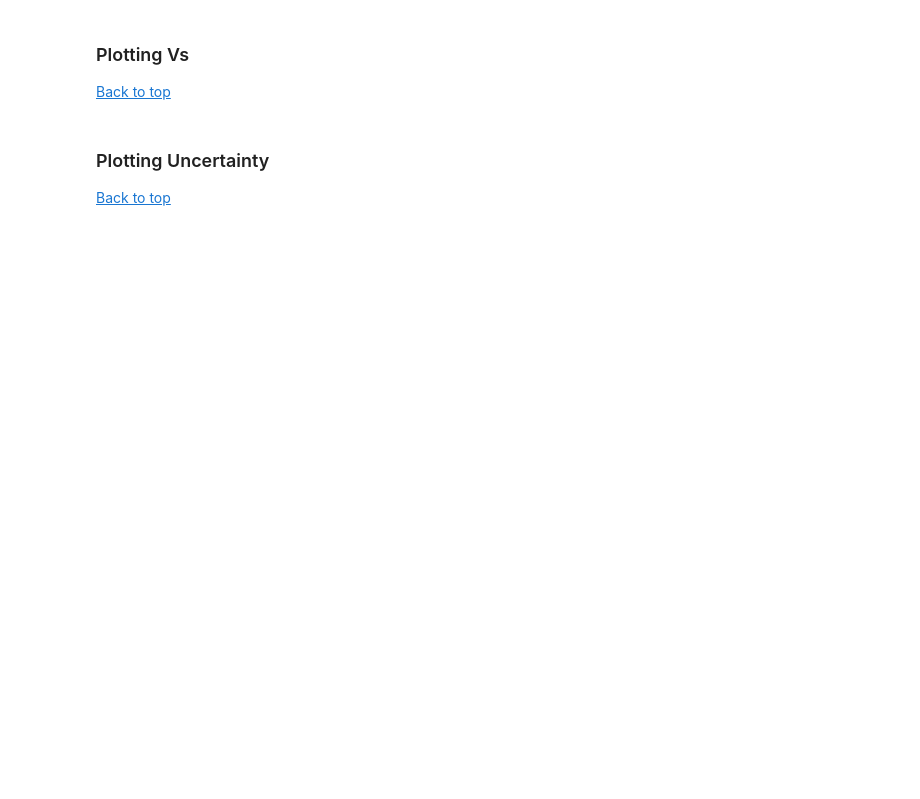
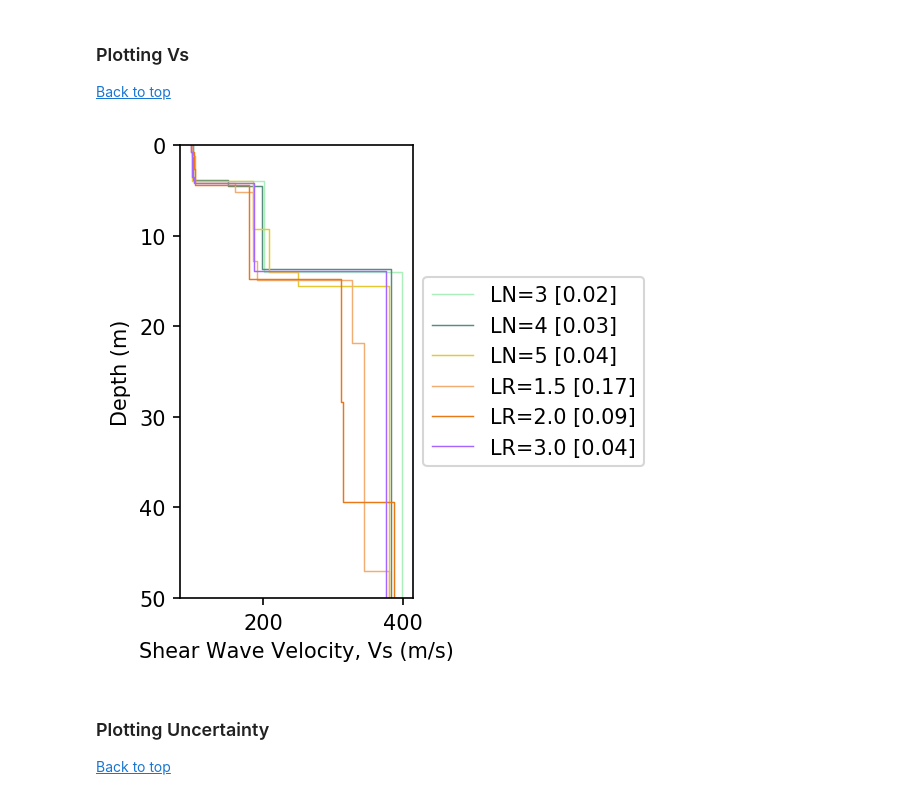
Before and after one commit to jpvantassel/swprepost, a Jupyter notebook: examples/adv/example_swinvert_workflow.ipynb, the cells around one changed output. Saved outputs shown, nothing was run; the diff lists cells and outputs as text; code cells hidden in the pictures; blank space fills up the shorter version.

```diff
--- a/examples/adv/example_swinvert_workflow.ipynb
+++ b/examples/adv/example_swinvert_workflow.ipynb
@@ -493,26 +603,28 @@ plt.show()
 # %%
 ngm = 1             # Number of GroundModels
 plot_depth = 50     # Maximum plot depth in meters
 
-fig, ax = plt.subplots(nrows=1, figsize=(2, 4), dpi=150)
+fig, ax = plt.subplots(figsize=(2, 4), dpi=150)
 color_id = 0
 all_gm = []
 for partype in gms:
     for parnumber in gms[partype]:
         best = bestseed[partype][parnumber]
         suite = gms[partype][parnumber][best]
 
         label = f"{partype}={parnumber} {suite.misfit_repr(nmodels=ngm)}"
         for gm in suite[:ngm]:
             all_gm.append(gm)
-            ax.plot(gm.vs2, gm.depth, color=colors[color_id], linewidth=4, label=label)
+            ax.plot(gm.vs2, gm.depth, color=colors[color_id], label=label, linewidth=0.7)
             label=None
         color_id += 1
     ax.set_ylim(plot_depth, 0)
     ax.set_xlabel('Shear Wave Velocity, Vs (m/s)')
     ax.set_ylabel('Depth (m)')
     ax.legend(bbox_to_anchor=(1, 0.5), loc='center left')
 plt.show()
+# %% [output]
+[figure, added]
 # %% [markdown]
 ### Plotting Uncertainty
 
```
Also changed, not shown: parts of 15 cells of this notebook.
